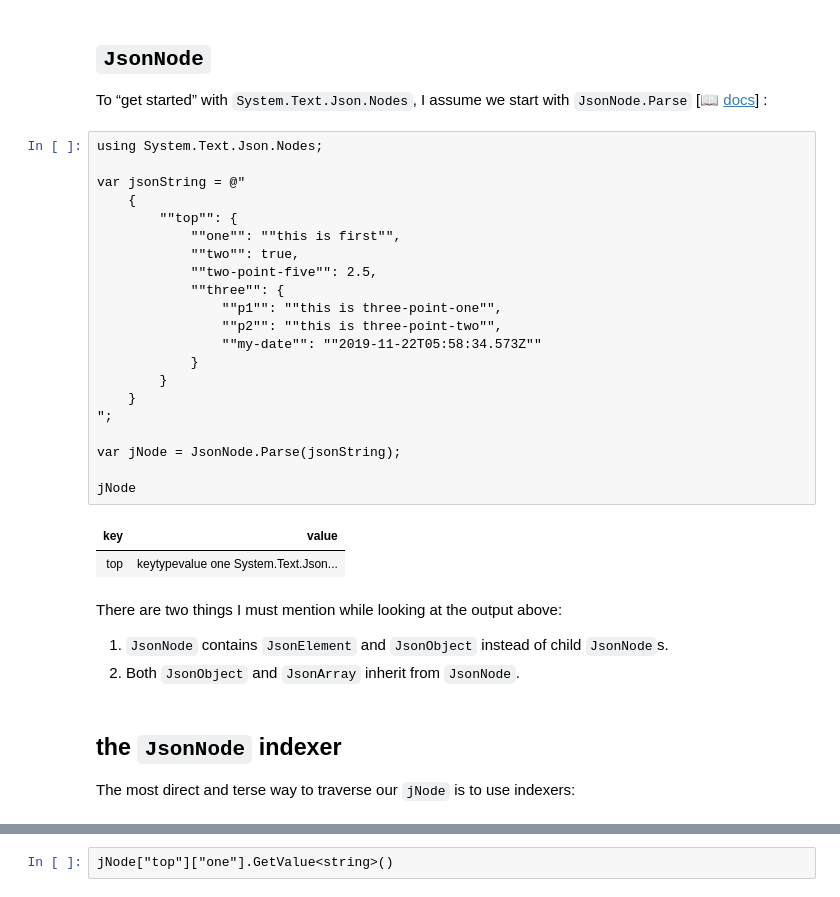
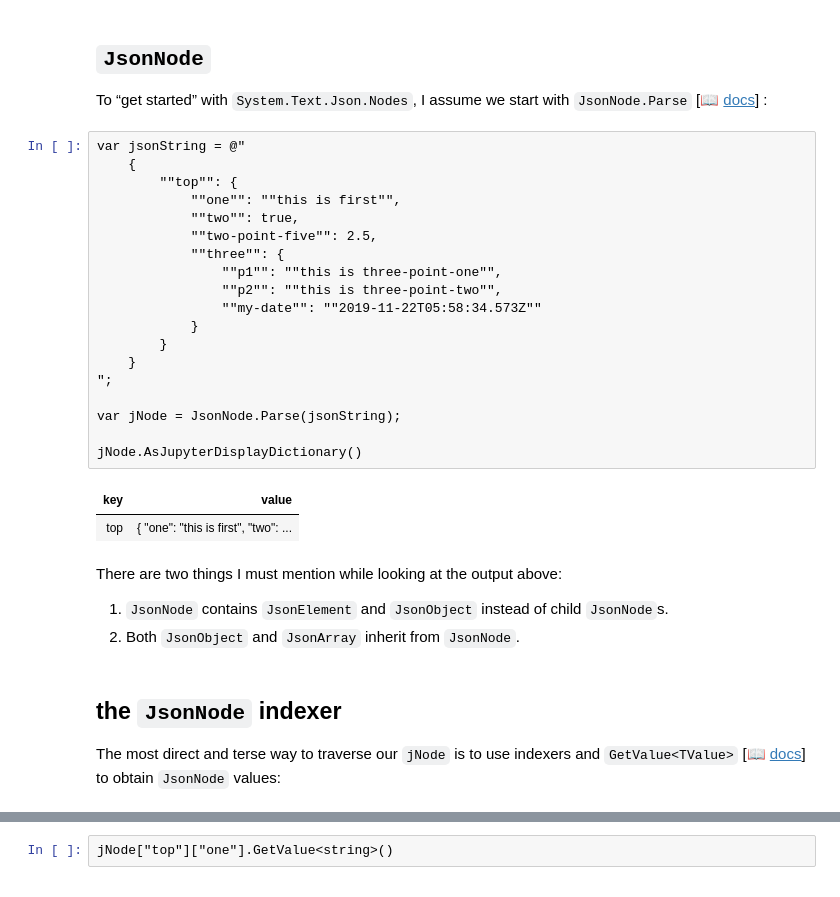
Before and after one commit to BryanWilhite/jupyter-central, a Jupyter notebook: funkykb/csharp/system-text-json-nodes.ipynb, the cells around one changed output, grey strips where cells are left out. Drawn from its saved outputs; the diff is of its cells as text.

```diff
--- a/funkykb/csharp/system-text-json-nodes.ipynb
+++ b/funkykb/csharp/system-text-json-nodes.ipynb
@@ -9,29 +28,27 @@ Based on my experience with the older class definitions under `System.Text.Json`
 
 To “get started” with `System.Text.Json.Nodes`, I assume we start with `JsonNode.Parse` [📖 [docs](https://docs.microsoft.com/en-us/dotnet/api/system.text.json.nodes.jsonnode.parse)] :
 # %%
-using System.Text.Json.Nodes;
-
 var jsonString = @"
     {
         ""top"": {
             ""one"": ""this is first"",
             ""two"": true,
             ""two-point-five"": 2.5,
             ""three"": {
                 ""p1"": ""this is three-point-one"",
                 ""p2"": ""this is three-point-two"",
                 ""my-date"": ""2019-11-22T05:58:34.573Z""
             }
         }
     }
 ";
 
 var jNode = JsonNode.Parse(jsonString);
 
-jNode
+jNode.AsJupyterDisplayDictionary()
 # %% [output]
 | key | value |
-| top | keytypevalue one System.Text.Json... |
+| top | { "one": "this is first", "two": ... |
 # %% [markdown]
 There are two things I must mention while looking at the output above:
 
@@ -40,4 +57,4 @@ There are two things I must mention while looking at the output above:
 # %% [markdown]
 ## the `JsonNode` indexer
 
-The most direct and terse way to traverse our `jNode` is to use indexers:
+The most direct and terse way to traverse our `jNode` is to use indexers and `GetValue<TValue>` [📖 [docs](https://docs.microsoft.com/en-us/dotnet/api/system.text.json.nodes.jsonnode.getvalue?view=net-6.0)] to obtain `JsonNode` values:
```
Also changed, not shown: parts of 21 cells of this notebook.
